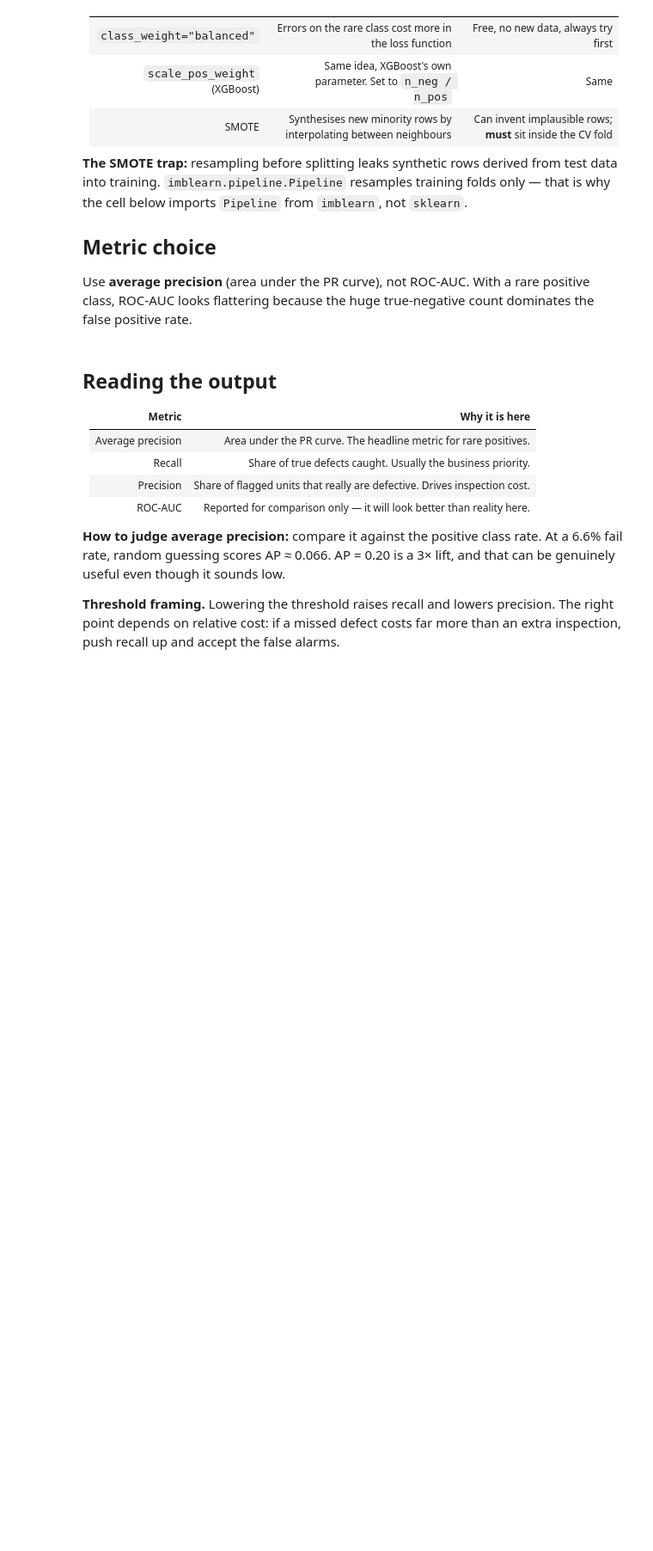
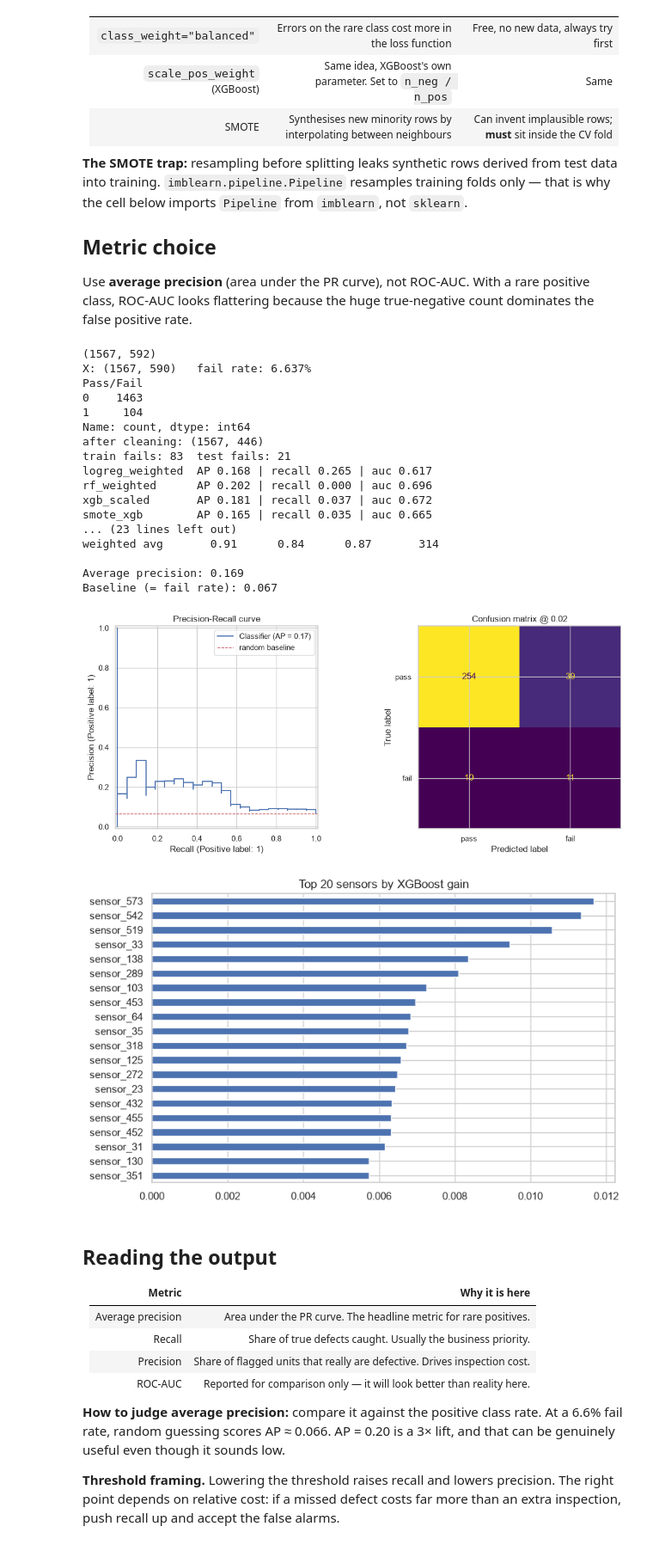
Before and after one commit to cheer-up-dimbo/ds-sprint-july, a Jupyter notebook: ml_pipelines.ipynb, the cells around one changed output. Shown at 86% size. Cells and saved outputs as stored; diff of their text form; code cells hidden in the pictures; blank space fills up the shorter version.

```diff
--- a/ml_pipelines.ipynb
+++ b/ml_pipelines.ipynb
@@ -551,10 +573,13 @@ strategies = {
             scale_pos_weight=neg / pos,     # the XGBoost equivalent of class_weight
             eval_metric="aucpr", random_state=RANDOM_STATE, n_jobs=-1)),
     ]),
-    "smote_xgb": ImbPipeline([               # imblearn pipeline: resamples train folds only
-        ("prep",  preprocessor),
-        ("smote", SMOTE(random_state=RANDOM_STATE, k_neighbors=5)),
-        ("model", xgb.XGBClassifier(
+    # imblearn's Pipeline does not allow a nested Pipeline as a step, so the
+    # impute/scale steps are inlined here instead of reusing `preprocessor`.
+    "smote_xgb": ImbPipeline([
+        ("impute", SimpleImputer(strategy="median")),
+        ("scale",  StandardScaler()),
+        ("smote",  SMOTE(random_state=RANDOM_STATE, k_neighbors=5)),
+        ("model",  xgb.XGBClassifier(
             n_estimators=400, learning_rate=0.05, max_depth=4,
             eval_metric="aucpr", random_state=RANDOM_STATE, n_jobs=-1)),
     ]),
@@ -607,33 +632,53 @@ y_pred_default = (y_proba >= 0.5).astype(int)
 y_pred_tuned   = (y_proba >= best_threshold).astype(int)
 
 print("\n--- default 0.5 threshold ---")
 print(classification_report(y_test, y_pred_default, target_names=["pass", "fail"]))
 print("--- tuned threshold ---")
 print(classification_report(y_test, y_pred_tuned, target_names=["pass", "fail"]))
 
 # ---- 8. Evaluate and visualise ----------------------------------------------
 print(f"Average precision: {average_precision_score(y_test, y_proba):.3f}")
 print(f"Baseline (= fail rate): {y_test.mean():.3f}")   # what random guessing scores
 
 fig, axes = plt.subplots(1, 2, figsize=(12, 5))
 PrecisionRecallDisplay.from_predictions(y_test, y_proba, ax=axes[0])
 axes[0].axhline(y_test.mean(), color="r", ls="--", lw=1, label="random baseline")
 axes[0].legend(); axes[0].set_title("Precision-Recall curve")
 ConfusionMatrixDisplay.from_predictions(
     y_test, y_pred_tuned, display_labels=["pass", "fail"], ax=axes[1], colorbar=False
 )
 axes[1].set_title(f"Confusion matrix @ {best_threshold:.2f}")
 plt.tight_layout(); plt.show()
 
 # ---- 9. Which sensors matter ------------------------------------------------
 importances = pd.Series(
     best_model.named_steps["model"].feature_importances_, index=X_train.columns
 ).sort_values(ascending=False)
 
 plt.figure(figsize=(8, 5))
 importances.head(20).plot(kind="barh").invert_yaxis()
 plt.title("Top 20 sensors by XGBoost gain")
 plt.tight_layout(); plt.show()
+# %% [output]
+(1567, 592)
+X: (1567, 590)   fail rate: 6.637%
+Pass/Fail
+0    1463
+1     104
+Name: count, dtype: int64
+after cleaning: (1567, 446)
+train fails: 83  test fails: 21
+logreg_weighted  AP 0.168 | recall 0.265 | auc 0.617
+rf_weighted      AP 0.202 | recall 0.000 | auc 0.696
+xgb_scaled       AP 0.181 | recall 0.037 | auc 0.672
+smote_xgb        AP 0.165 | recall 0.035 | auc 0.665
+... (23 lines left out)
+weighted avg       0.91      0.84      0.87       314
+
+Average precision: 0.169
+Baseline (= fail rate): 0.067
+[figure, added]
+[figure, added]
 # %% [markdown]
 ## Reading the output
 
```
Also changed, not shown: parts of 4 cells of this notebook, 1 other file.
